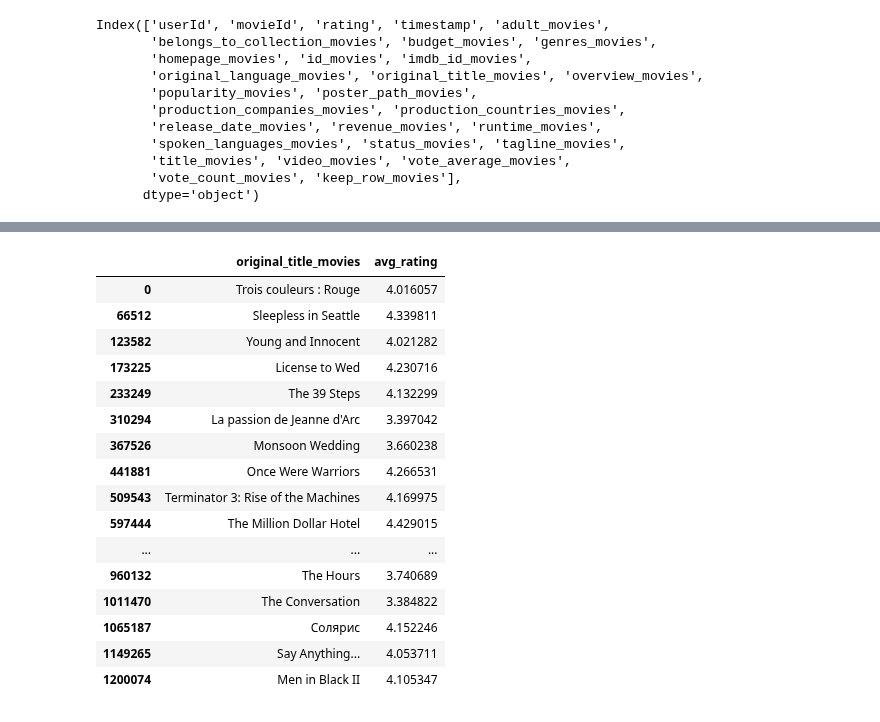
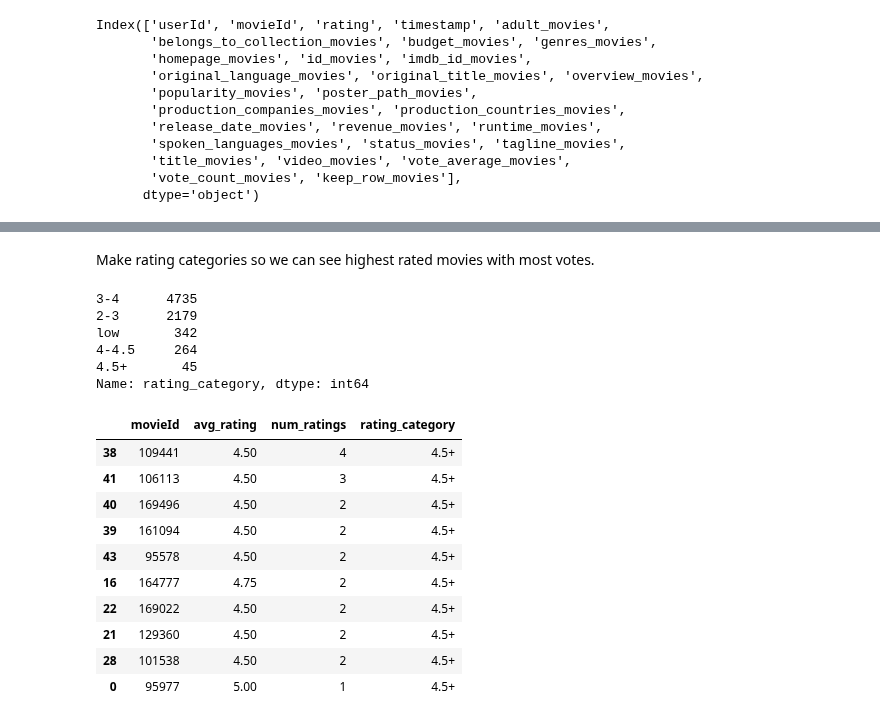
Before and after one commit to knolasco/Intro_to_ML_Course, a Jupyter notebook: Module7/RecommendationSystem.ipynb, the cells around one changed output, grey strips where cells are left out. Saved outputs shown, nothing was run; the diff lists cells and outputs as text; code cells hidden in the pictures.

```diff
--- a/Module7/RecommendationSystem.ipynb
+++ b/Module7/RecommendationSystem.ipynb
@@ -170,20 +157,41 @@ top_20_movies
-# %%
-data.merge(top_20_movies, on = 'movieId', how = 'inner').drop_duplicates(subset = ['movieId'])[['original_title_movies', 'avg_rating']]
-# %% [output]
-|  | original_title_movies | avg_rating |
-| 0 | Trois couleurs : Rouge | 4.016057 |
-| 66512 | Sleepless in Seattle | 4.339811 |
-| 123582 | Young and Innocent | 4.021282 |
-| 173225 | License to Wed | 4.230716 |
-| 233249 | The 39 Steps | 4.132299 |
-| 310294 | La passion de Jeanne d'Arc | 3.397042 |
-| 367526 | Monsoon Wedding | 3.660238 |
-| 441881 | Once Were Warriors | 4.266531 |
-| 509543 | Terminator 3: Rise of the Machines | 4.169975 |
-| 597444 | The Million Dollar Hotel | 4.429015 |
-| ... | ... | ... |
-| 960132 | The Hours | 3.740689 |
-| 1011470 | The Conversation | 3.384822 |
-| 1065187 | Солярис | 4.152246 |
-| 1149265 | Say Anything... | 4.053711 |
-| 1200074 | Men in Black II | 4.105347 |
+# %% [markdown]
+Make rating categories so we can see highest rated movies with most votes.
+# %%
+def rating_categories(avg_rating):
+    if avg_rating >= 4.5:
+        return '4.5+'
+    elif avg_rating >= 4:
+        return '4-4.5'
+    elif avg_rating >= 3:
+        return '3-4'
+    elif avg_rating >= 2:
+        return '2-3'
+    else:
+        return 'low'
+# %%
+all_ratings['rating_category'] = all_ratings['avg_rating'].apply(rating_categories)
+# %%
+all_ratings['rating_category'].value_counts()
+# %% [output]
+3-4      4735
+2-3      2179
+low       342
+4-4.5     264
+4.5+       45
+Name: rating_category, dtype: int64
+# %%
+top_10_each_category = all_ratings.sort_values(by = 'num_ratings', ascending = False).groupby(by = 'rating_category').head(10)
+# %%
+top_10_each_category[top_10_each_category['rating_category'] == '4.5+']
+# %% [output]
+|  | movieId | avg_rating | num_ratings | rating_category |
+| 38 | 109441 | 4.50 | 4 | 4.5+ |
+| 41 | 106113 | 4.50 | 3 | 4.5+ |
+| 40 | 169496 | 4.50 | 2 | 4.5+ |
+| 39 | 161094 | 4.50 | 2 | 4.5+ |
+| 43 | 95578 | 4.50 | 2 | 4.5+ |
+| 16 | 164777 | 4.75 | 2 | 4.5+ |
+| 22 | 169022 | 4.50 | 2 | 4.5+ |
+| 21 | 129360 | 4.50 | 2 | 4.5+ |
+| 28 | 101538 | 4.50 | 2 | 4.5+ |
+| 0 | 95977 | 5.00 | 1 | 4.5+ |
```
Also changed, not shown: parts of 12 cells of this notebook.
